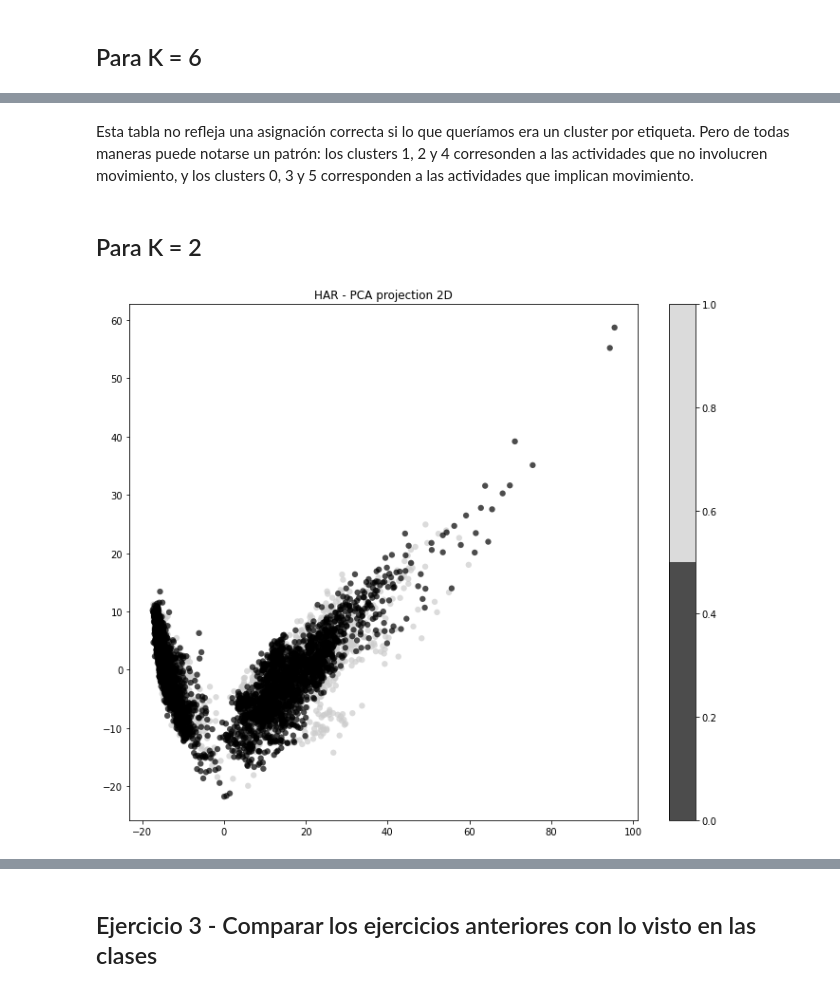
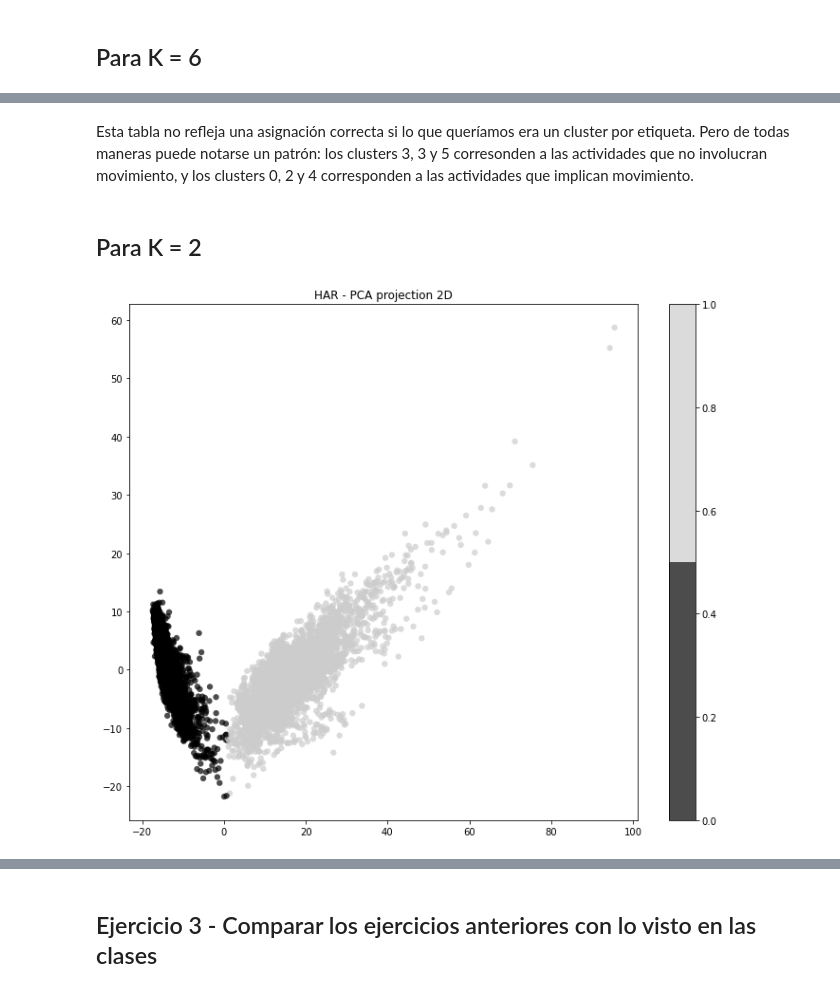
Before and after one commit to manco92/Inteligencia-Artificial, a Jupyter notebook: TP1 - Ejercicios 1, 2 y 3.ipynb, the cells around one changed output, grey strips where cells are left out. Saved outputs shown, nothing was run; the diff lists cells and outputs as text; code cells hidden in the pictures.

```diff
--- a/TP1 - Ejercicios 1, 2 y 3.ipynb
+++ b/TP1 - Ejercicios 1, 2 y 3.ipynb
@@ -147,0 +132,23 @@ plt.title('HAR - PCA projection 2D');
+# %%
+# Calculo la proporción de varianza explicada por cada feature
+sum_eigenvalues = np.sum(eig_vals_sorted)
+prop_var = [i/sum_eigenvalues for i in eig_vals_sorted]
+
+# Calculo la varianza acumulada
+cum_var = [np.sum(prop_var[:i+1]) for i in range(len(prop_var))]
+
+var = 0.90
+comp = [i for i,v in enumerate(cum_var) if v > var][0]
+
+# Realizo el gráfico
+x_labels = [i+1 for i in range(len(prop_var))]
+
+plt.plot(x_labels, prop_var, marker = 'o', markersize = 0, color = 'skyblue', linewidth = 1, label = 'Proporción de varianza')
+plt.plot(x_labels, cum_var, marker = 'o', markersize = 0, color = 'orange', linewidth = 1, label = "Varianza acumulada")
+plt.legend()
+plt.title('Varianza')
+plt.xlabel('Componentes principaless')
+plt.ylabel('Proporción de varianza')
+plt.axvline(comp, c = 'b')
+plt.axhline(var, c = 'r')
+plt.show()
@@ -147,0 +157,3 @@ plt.title('HAR - PCA projection 2D');
+# %%
+comps = np.arange(0, comp)
+PC_final = PC.T[:, comps]
@@ -170,8 +191,8 @@ plt.show()
 Implementar kmeans con numpy. Agrupar el dataset transformado (ejercicio de PCA) y agrupar en clusters de k=2 y 6. Graficar los casos de k=2 y k=6 con las primeras dos componentes principales.
 # %%
 data = []
-for r in range(len(X_scaled)):
-    d =  np.array(x_train.iloc[r,:])
+for r in range(len(PC_final)):
+    d =  np.array(PC_final[r,:])
     data.append(d)
 # %% [markdown]
 ## Para K = 6
@@ -266,5 +287,5 @@ tab
 # %% [markdown]
-Esta tabla no refleja una asignación correcta si lo que queríamos era un cluster por etiqueta. Pero de todas maneras puede notarse un patrón: los clusters 1, 2 y 4 corresonden a las actividades que no involucren movimiento, y los clusters 0, 3 y 5 corresponden a las actividades que implican movimiento.
+Esta tabla no refleja una asignación correcta si lo que queríamos era un cluster por etiqueta. Pero de todas maneras puede notarse un patrón: los clusters 3, 3 y 5 corresonden a las actividades que no involucran movimiento, y los clusters 0, 2 y 4 corresponden a las actividades que implican movimiento.
 # %% [markdown]
 ## Para K = 2
 # %%
@@ -304,20 +325,20 @@ def fit(points, epochs = 10):
 # %%
 points = [point(d) for d in data]
 
 new_means, new_points = fit(points)
 
 new_ks = []
 for i in range(len(new_points)):
     p = new_points[i].k
     new_ks.append(p)
 
 plt.figure(figsize = (12,10))
-plt.scatter(X_pca[:, 0], X_pca[:, 1], c = new_ks, edgecolor = 'none', alpha = 0.7, s = 40, cmap = plt.cm.get_cmap('nipy_spectral', len(np.unique(new_ks))))
+plt.scatter(PC_final[:, 0], PC_final[:, 1], c = new_ks, edgecolor = 'none', alpha = 0.7, s = 40, cmap = plt.cm.get_cmap('nipy_spectral', len(np.unique(new_ks))))
 plt.rcParams['axes.grid'] = False
 plt.colorbar()
 plt.title('HAR - PCA projection 2D');
 # %% [output]
-[figure, old version]
+[figure, new version]
 # %%
 # El enunciado no pedía graficar en 3 dimensiones, pero me pareció interesante mostrarlo
 fig = plt.figure()
```
Also changed, not shown: parts of 15 cells of this notebook.
